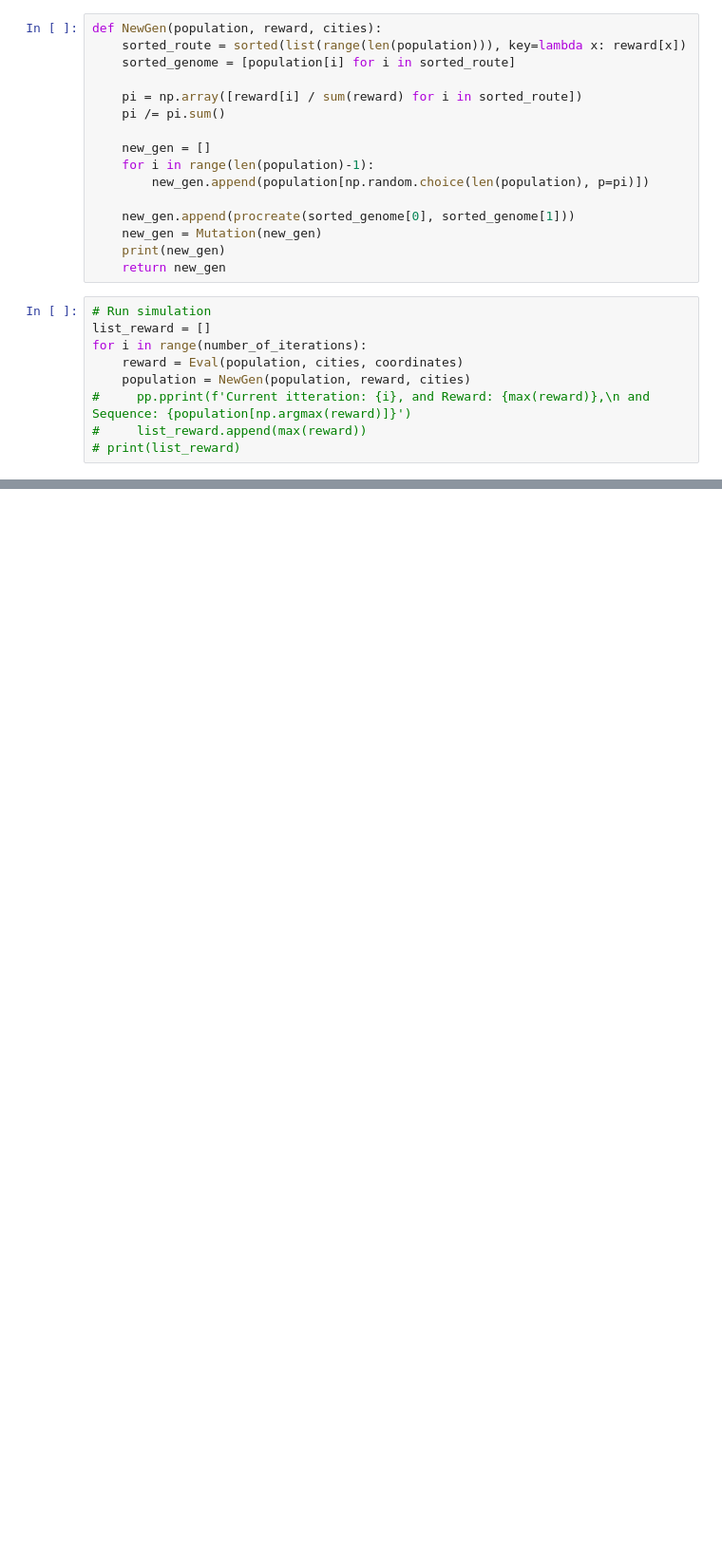
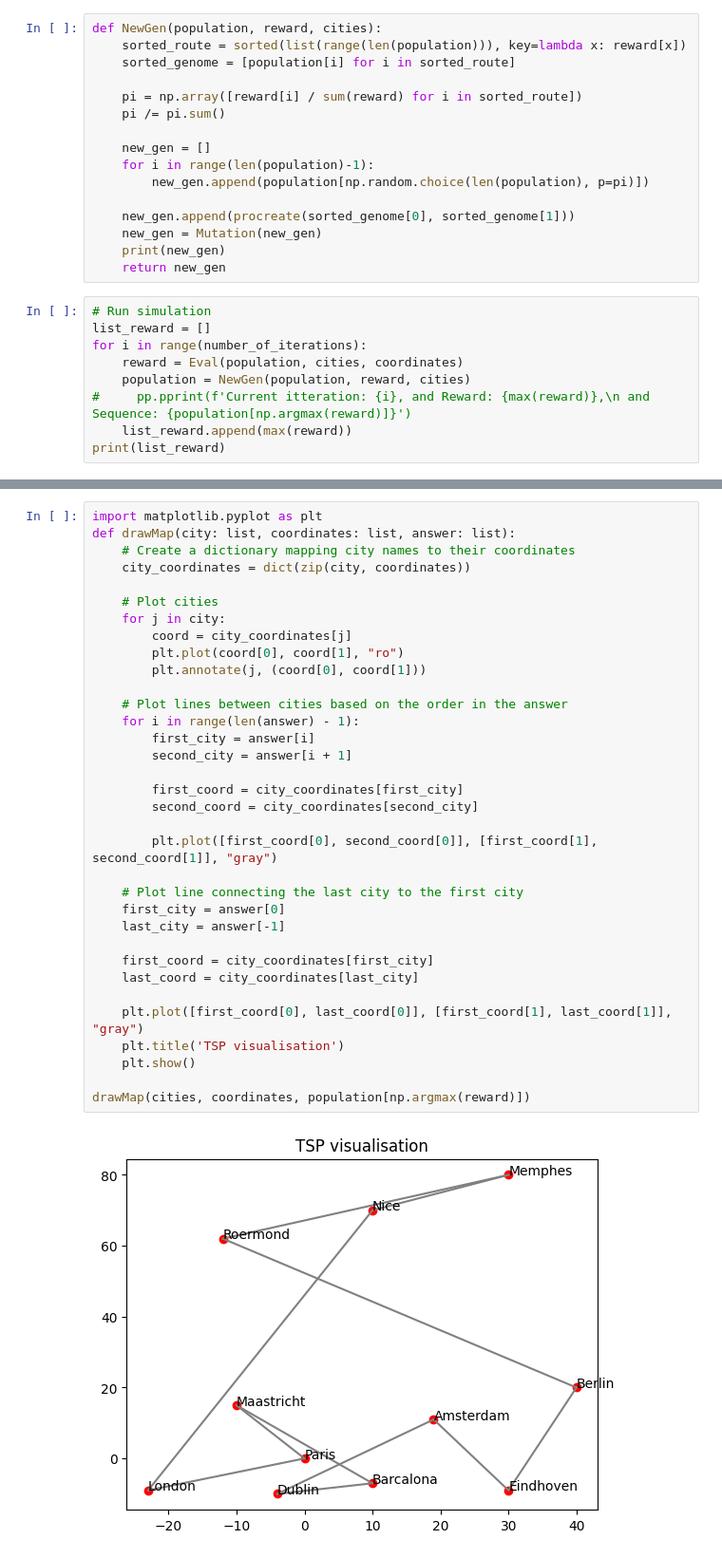
Before and after one commit to SvenHockers/GenAlgo-knapsack-TravelingSalesman, a Jupyter notebook: Travelling_salesman.ipynb, the cells around one changed output, grey strips where cells are left out. Shown at 95% size. Saved outputs shown, nothing was run; the diff lists cells and outputs as text; blank space fills up the shorter version.

Commit message:
added visualisation for TSP

```diff
--- a/Travelling_salesman.ipynb
+++ b/Travelling_salesman.ipynb
@@ -127,6 +127,6 @@ for i in range(number_of_iterations):
     reward = Eval(population, cities, coordinates)
     population = NewGen(population, reward, cities)
 #     pp.pprint(f'Current itteration: {i}, and Reward: {max(reward)},\n and Sequence: {population[np.argmax(reward)]}')
-#     list_reward.append(max(reward))
-# print(list_reward)
+    list_reward.append(max(reward))
+print(list_reward)
 # %% [output]
@@ -142,0 +147,36 @@ child: ['Paris', 'Roermond', 'Dublin', 'Memphes', 'Maastricht', 'Amsterdam', 'Lo
+# %%
+import matplotlib.pyplot as plt
+def drawMap(city: list, coordinates: list, answer: list):
+    # Create a dictionary mapping city names to their coordinates
+    city_coordinates = dict(zip(city, coordinates))
+
+    # Plot cities
+    for j in city:
+        coord = city_coordinates[j]
+        plt.plot(coord[0], coord[1], "ro")
+        plt.annotate(j, (coord[0], coord[1]))
+
+    # Plot lines between cities based on the order in the answer
+    for i in range(len(answer) - 1):
+        first_city = answer[i]
+        second_city = answer[i + 1]
+
+        first_coord = city_coordinates[first_city]
+        second_coord = city_coordinates[second_city]
+
+        plt.plot([first_coord[0], second_coord[0]], [first_coord[1], second_coord[1]], "gray")
+
+    # Plot line connecting the last city to the first city
+    first_city = answer[0]
+    last_city = answer[-1]
+
+    first_coord = city_coordinates[first_city]
+    last_coord = city_coordinates[last_city]
+
+    plt.plot([first_coord[0], last_coord[0]], [first_coord[1], last_coord[1]], "gray")
+    plt.title('TSP visualisation')
+    plt.show()
+
+drawMap(cities, coordinates, population[np.argmax(reward)])
+# %% [output]
+[figure, added]
```
Also changed, not shown: parts of 2 cells of this notebook.
